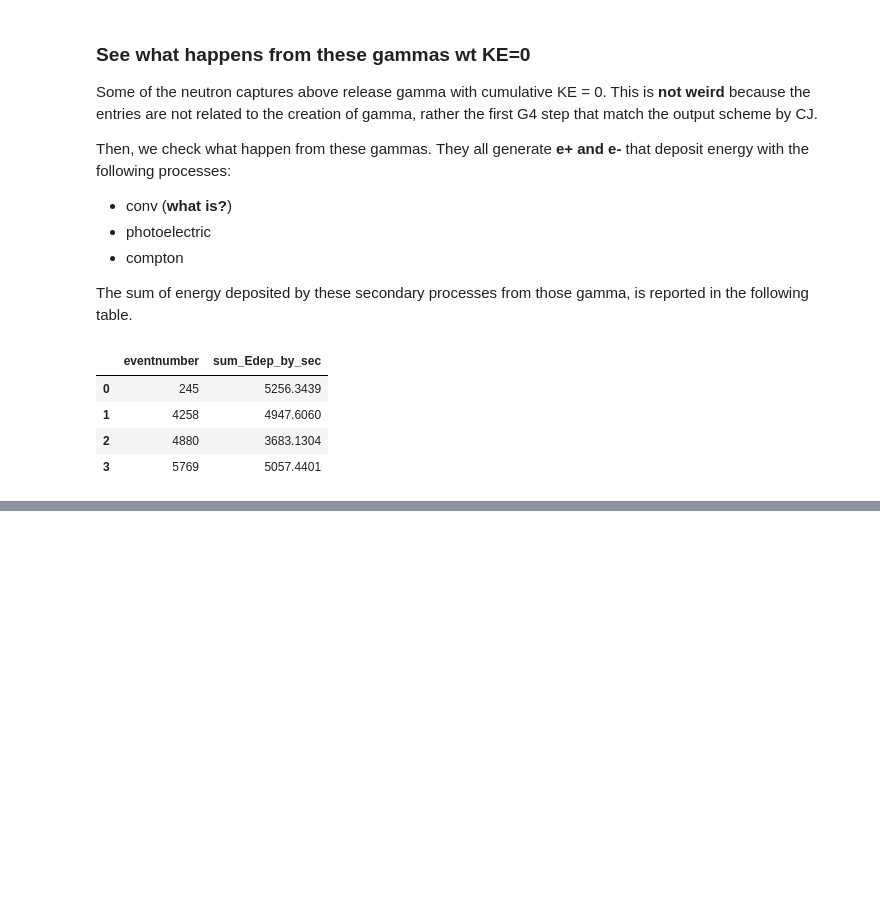
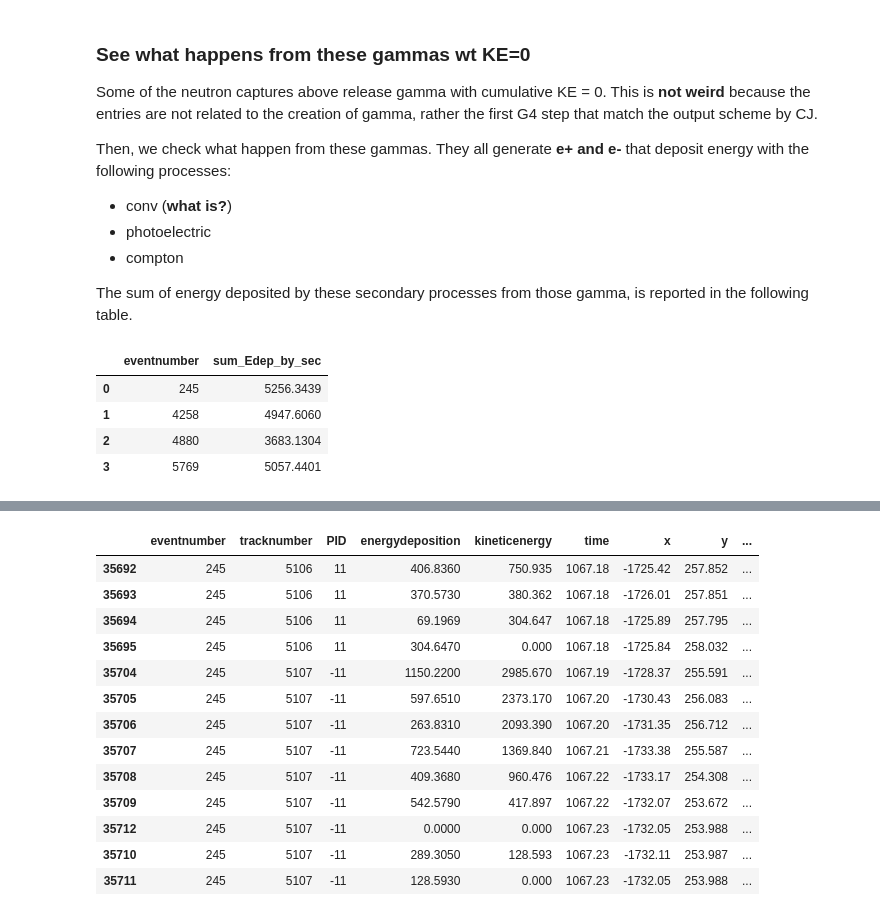
Before and after one commit to luigiberducci/ML4NP, a Jupyter notebook: Notebooks/ar41_in_new_data_10kmuons.ipynb, the cells around one changed output, grey strips where cells are left out. Saved outputs shown, nothing was run; the diff lists cells and outputs as text; code cells hidden in the pictures; blank space fills up the shorter version.

Commit message:
Add details event 245 in ar41 analysis. Add html exportation of showering analysis. Update .gitignore to ignore data from Matthew Green (~3.5GB)

```diff
--- a/Notebooks/ar41_in_new_data_10kmuons.ipynb
+++ b/Notebooks/ar41_in_new_data_10kmuons.ipynb
@@ -160,0 +168,21 @@ secondary_edep
+# %%
+event245 = df[df.eventnumber==245].sort_values("time")
+
+fields = ['eventnumber', 'tracknumber', 'PID', 'energydeposition',
+          'kineticenergy', 'time', 'x', 'y', 'z', 'creatorprocess']
+event245[event245.ParentTrackID==4975][fields]
+# %% [output]
+|  | eventnumber | tracknumber | PID | energydeposition | kineticenergy | time | x | y | ... |
+| 35692 | 245 | 5106 | 11 | 406.8360 | 750.935 | 1067.18 | -1725.42 | 257.852 | ... |
+| 35693 | 245 | 5106 | 11 | 370.5730 | 380.362 | 1067.18 | -1726.01 | 257.851 | ... |
+| 35694 | 245 | 5106 | 11 | 69.1969 | 304.647 | 1067.18 | -1725.89 | 257.795 | ... |
+| 35695 | 245 | 5106 | 11 | 304.6470 | 0.000 | 1067.18 | -1725.84 | 258.032 | ... |
+| 35704 | 245 | 5107 | -11 | 1150.2200 | 2985.670 | 1067.19 | -1728.37 | 255.591 | ... |
+| 35705 | 245 | 5107 | -11 | 597.6510 | 2373.170 | 1067.20 | -1730.43 | 256.083 | ... |
+| 35706 | 245 | 5107 | -11 | 263.8310 | 2093.390 | 1067.20 | -1731.35 | 256.712 | ... |
+| 35707 | 245 | 5107 | -11 | 723.5440 | 1369.840 | 1067.21 | -1733.38 | 255.587 | ... |
+| 35708 | 245 | 5107 | -11 | 409.3680 | 960.476 | 1067.22 | -1733.17 | 254.308 | ... |
+| 35709 | 245 | 5107 | -11 | 542.5790 | 417.897 | 1067.22 | -1732.07 | 253.672 | ... |
+| 35712 | 245 | 5107 | -11 | 0.0000 | 0.000 | 1067.23 | -1732.05 | 253.988 | ... |
+| 35710 | 245 | 5107 | -11 | 289.3050 | 128.593 | 1067.23 | -1732.11 | 253.987 | ... |
+| 35711 | 245 | 5107 | -11 | 128.5930 | 0.000 | 1067.23 | -1732.05 | 253.988 | ... |
```
Also changed, not shown: parts of 2 cells of this notebook, 2 other files.
